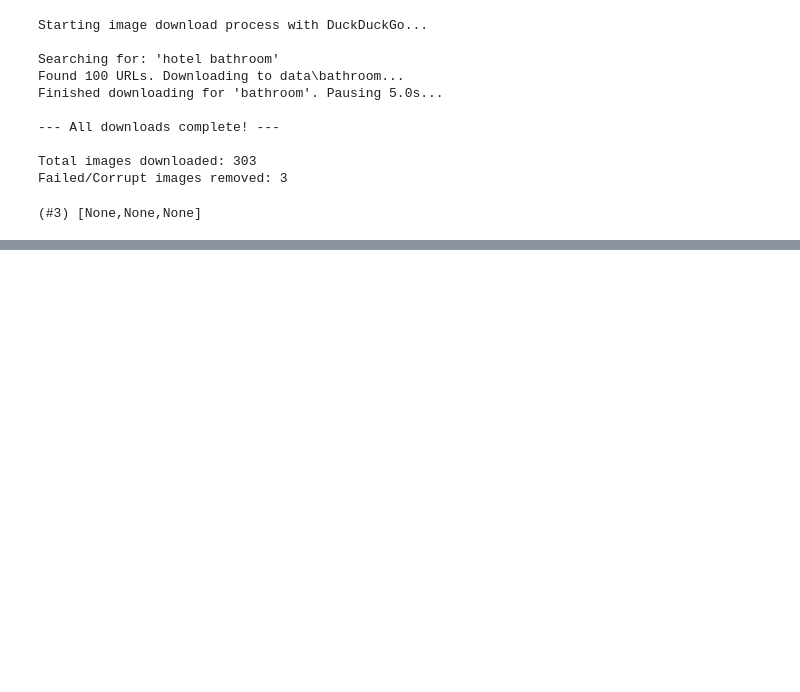
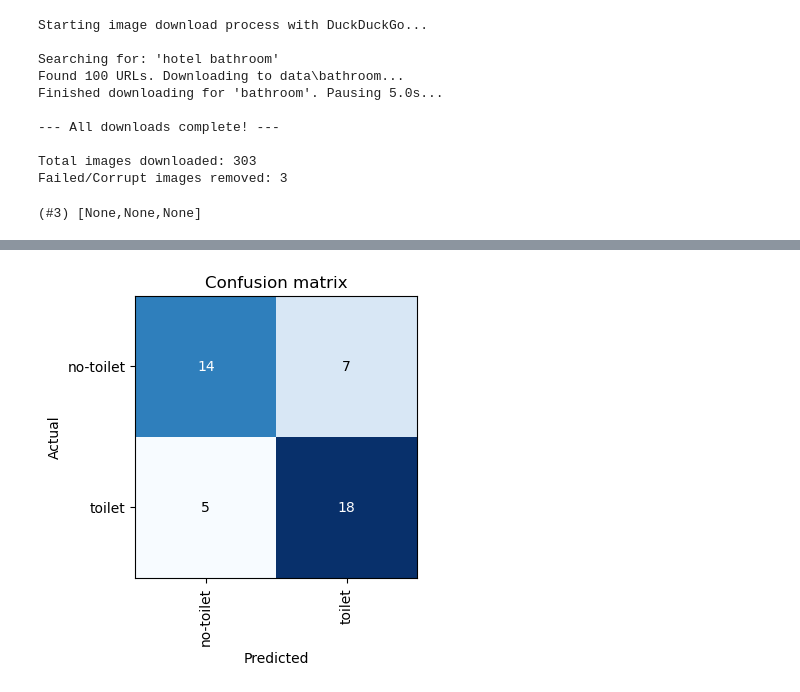
Before and after one commit to 1mache/toilet-detector, a Jupyter notebook: notebook.ipynb, the cells around one changed output, grey strips where cells are left out. Drawn from its saved outputs; the diff is of its cells as text; code cells hidden in the pictures; blank space fills up the shorter version.

```diff
--- a/notebook.ipynb
+++ b/notebook.ipynb
@@ -72,0 +107,4 @@ Failed/Corrupt images removed: 3
+# %%
+interp = ClassificationInterpretation.from_learner(learn)
+interp.plot_confusion_matrix(figsize=(4,4))
+# %% [output]
@@ -72,0 +113 @@ Failed/Corrupt images removed: 3
+[figure, added]
```
Also changed, not shown: parts of 10 cells of this notebook.
